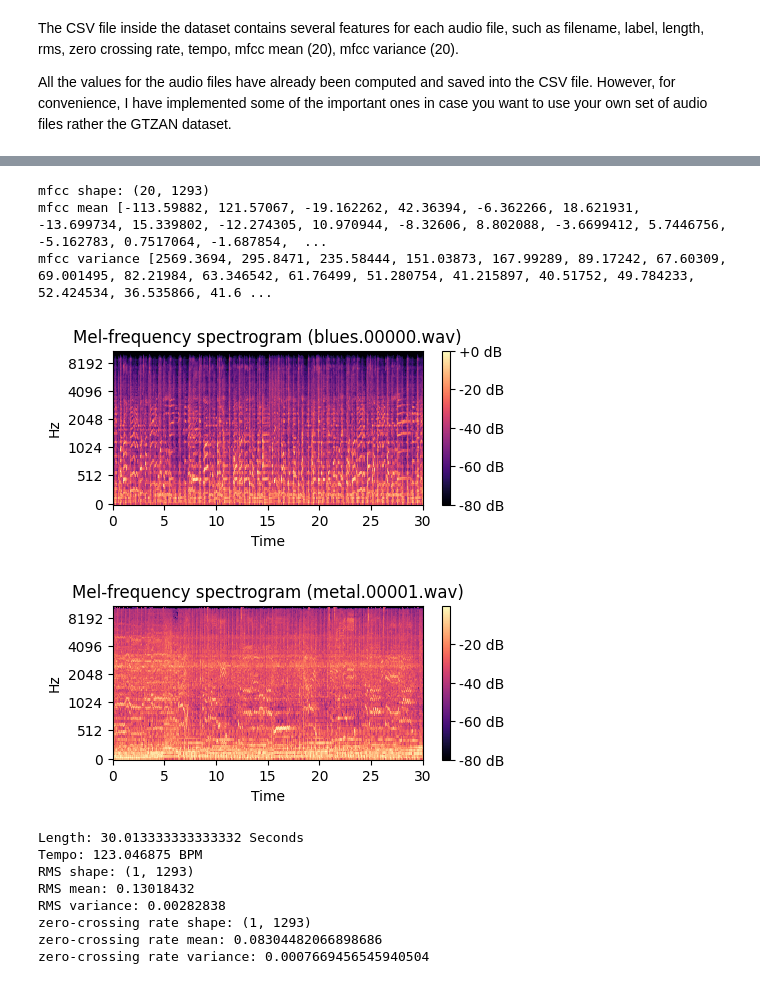
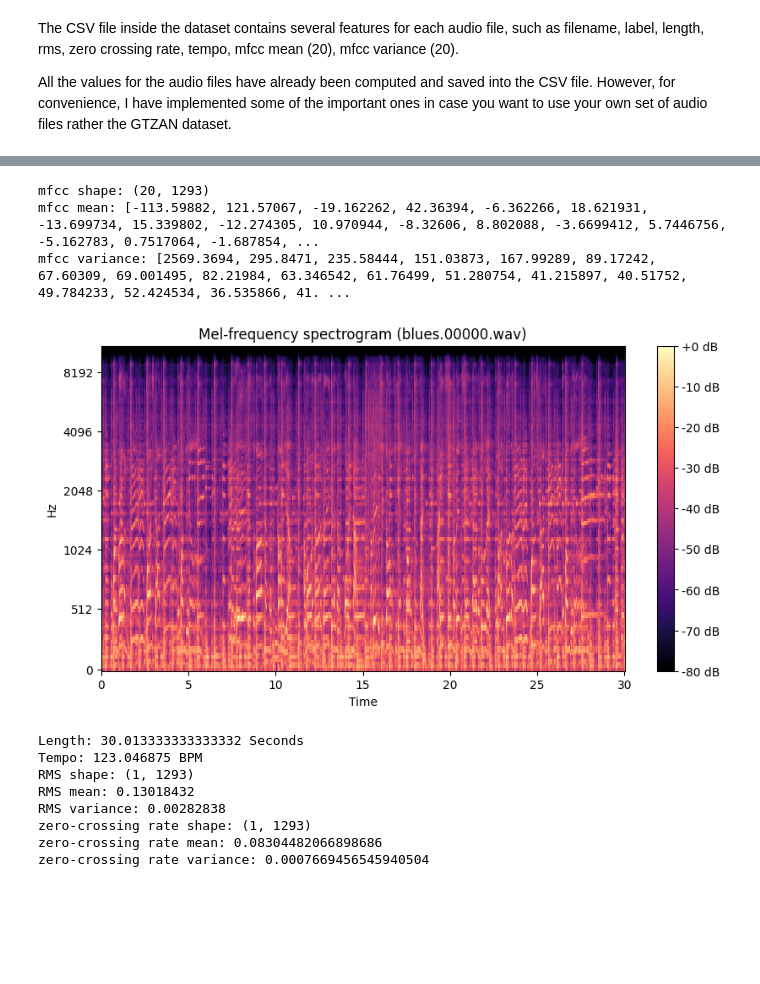
Before and after one commit to rambodazimi/Music-Genre-Classification, a Jupyter notebook: src/data_representation.ipynb, the cells around one changed output, grey strips where cells are left out. Cells and saved outputs as stored; diff of their text form; code cells hidden in the pictures; blank space fills up the shorter version.

Commit message:
display audio

```diff
--- a/src/data_representation.ipynb
+++ b/src/data_representation.ipynb
@@ -51,56 +62,40 @@ This section calculates the Mel-frequency Cepstral Coefficients for an audio fil
 Calculates mean and variance for each mfcc (20 in total),
 and plots the Mel spectrogram of the audio file.
 """
-# Load a sample audio file as a floating point time series
-audio_time_series, sampling_rate = librosa.load("../Data/genres_original/blues/blues.00000.wav")
-audio_time_series2, sampling_rate2 = librosa.load("../Data/genres_original/metal/metal.00001.wav")
 
 # Apply Mel-frequency Cepstral Coefficients
 mfcc_sequence = librosa.feature.mfcc(y=audio_time_series, sr=sampling_rate, n_mfcc=20)
 
 print(f"mfcc shape: {mfcc_sequence.shape}")
 
 mfcc_mean = []
 mfcc_var = []
 for i in range(20):
     mfcc_mean.append(np.mean(mfcc_sequence[i]))
 
 for i in range(20):
     mfcc_var.append(np.var(mfcc_sequence[i]))
 
 print("mfcc mean:", mfcc_mean)
 print("mfcc variance:", mfcc_var)
 
 # Compute Mel spectrogram
 S = librosa.feature.melspectrogram(y=audio_time_series, sr=sampling_rate)
 
 # Convert to decibel scale (log scale)
 S_db = librosa.power_to_db(S, ref=np.max)
 
-# Compute Mel spectrogram
-S2 = librosa.feature.melspectrogram(y=audio_time_series2, sr=sampling_rate2)
-
-# Convert to decibel scale (log scale)
-S2_db = librosa.power_to_db(S2, ref=np.max)
-
 # Display the spectrogram
-plt.figure(figsize=(5, 2))
+plt.figure(figsize=(10, 5))
 librosa.display.specshow(S_db, sr=sampling_rate, x_axis='time', y_axis='mel')
 plt.colorbar(format='%+2.0f dB')
 plt.title('Mel-frequency spectrogram (blues.00000.wav)')
 plt.show()
-
-plt.figure(figsize=(5, 2))
-librosa.display.specshow(S2_db, sr=sampling_rate2, x_axis='time', y_axis='mel')
-plt.colorbar(format='%+2.0f dB')
-plt.title('Mel-frequency spectrogram (metal.00001.wav)')
-plt.show()
 # %% [output]
 mfcc shape: (20, 1293)
-mfcc mean [-113.59882, 121.57067, -19.162262, 42.36394, -6.362266, 18.621931, -13.699734, 15.339802, -12.274305, 10.970944, -8.32606, 8.802088, -3.6699412, 5.7446756, -5.162783, 0.7517064, -1.687854,  ...
-mfcc variance [2569.3694, 295.8471, 235.58444, 151.03873, 167.99289, 89.17242, 67.60309, 69.001495, 82.21984, 63.346542, 61.76499, 51.280754, 41.215897, 40.51752, 49.784233, 52.424534, 36.535866, 41.6 ...
+mfcc mean: [-113.59882, 121.57067, -19.162262, 42.36394, -6.362266, 18.621931, -13.699734, 15.339802, -12.274305, 10.970944, -8.32606, 8.802088, -3.6699412, 5.7446756, -5.162783, 0.7517064, -1.687854, ...
+mfcc variance: [2569.3694, 295.8471, 235.58444, 151.03873, 167.99289, 89.17242, 67.60309, 69.001495, 82.21984, 63.346542, 61.76499, 51.280754, 41.215897, 40.51752, 49.784233, 52.424534, 36.535866, 41. ...
-[figure, old version]
+[figure, new version]
-[figure, removed]
 # %%
 """
 This section calculates several features of a given audio file such as:
```
Also changed, not shown: parts of 2 cells of this notebook.
